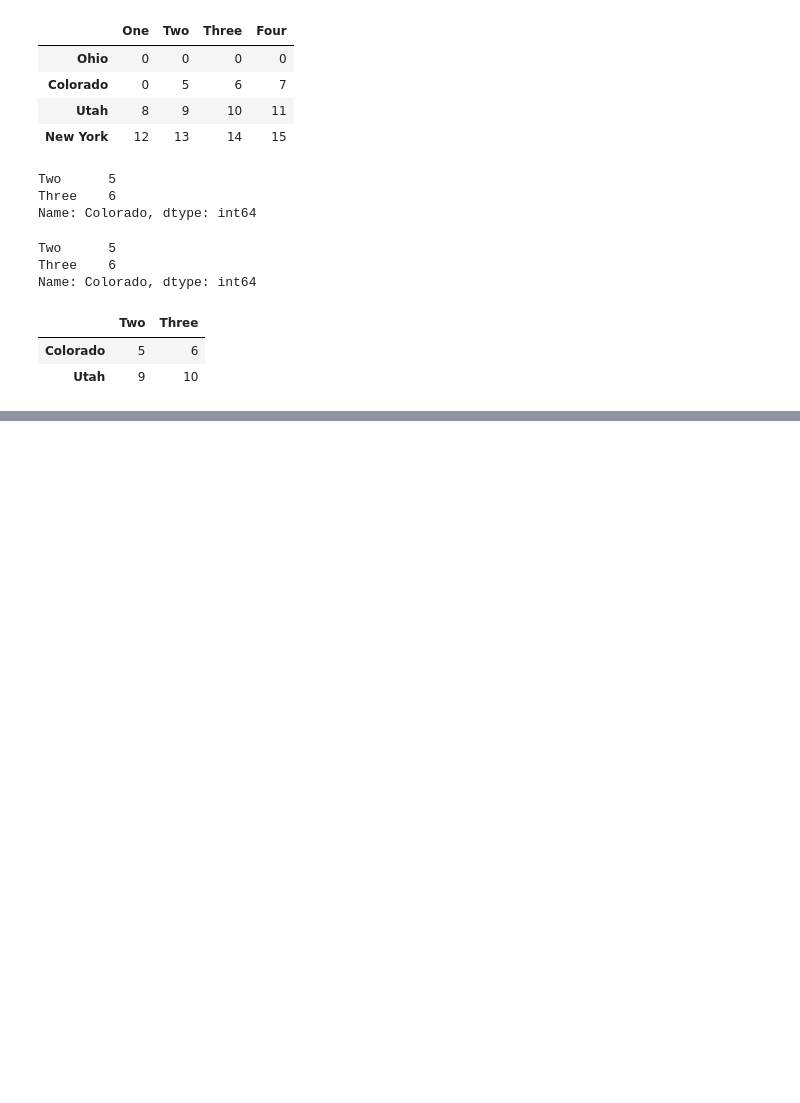
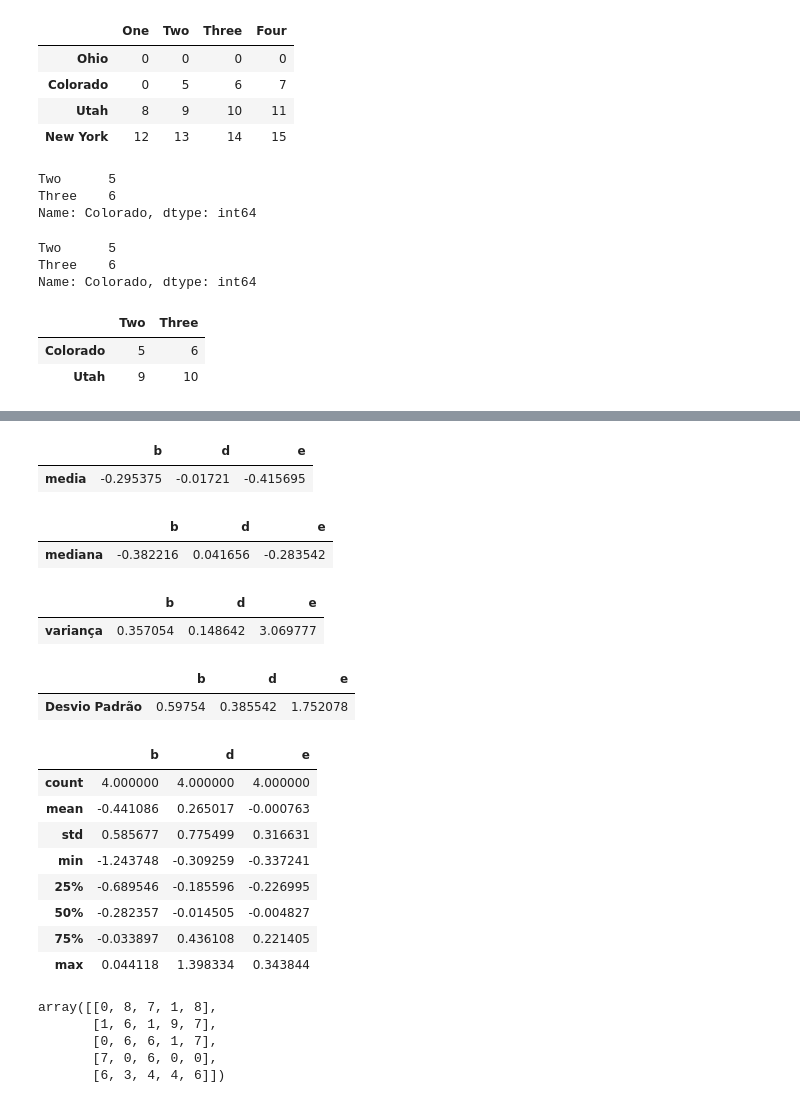
Before and after one commit to barcellfe/datascience_study, a Jupyter notebook: Aula_03_11_2020_Pandas_II.ipynb, the cells around one changed output, grey strips where cells are left out. Drawn from its saved outputs; the diff is of its cells as text; code cells hidden in the pictures; blank space fills up the shorter version.

```diff
--- a/Aula_03_11_2020_Pandas_II.ipynb
+++ b/Aula_03_11_2020_Pandas_II.ipynb
@@ -230,0 +271,5 @@ data.iloc[[1,2],[1,2]]
+# %%
+# usar este frame para o teste
+
+frame = pd.DataFrame(np.random.randn(4,3), columns = list('bde'), index = ['Utah', 'Ohio', 'Texas', 'Oregon'])
+frame
@@ -230,0 +282,63 @@ data.iloc[[1,2],[1,2]]
+# %%
+# função média
+
+def fm(x):
+  return pd.Series([st.mean(x)], index = ['media'])
+
+frame.apply(fm)
+# %% [output]
+|  | b | d | e |
+| media | -0.295375 | -0.01721 | -0.415695 |
+# %%
+# função mediana
+
+def fmed(x):
+  return pd.Series([st.median(x)], index = ['mediana'])
+
+frame.apply(fmed)
+# %% [output]
+|  | b | d | e |
+| mediana | -0.382216 | 0.041656 | -0.283542 |
+# %%
+# função variança
+
+def fvar(x):
+  return pd.Series([st.variance(x)], index = ['variança'])
+
+frame.apply(fvar)
+# %% [output]
+|  | b | d | e |
+| variança | 0.357054 | 0.148642 | 3.069777 |
+# %%
+# função Desvio Parão
+
+def fdesvp(x):
+  return pd.Series([st.stdev(x)], index = ['Desvio Padrão'])
+
+frame.apply(fdesvp)
+# %% [output]
+|  | b | d | e |
+| Desvio Padrão | 0.59754 | 0.385542 | 1.752078 |
+# %%
+# maneira mais fácil
+frame.describe()
+# %% [output]
+|  | b | d | e |
+| count | 4.000000 | 4.000000 | 4.000000 |
+| mean | -0.441086 | 0.265017 | -0.000763 |
+| std | 0.585677 | 0.775499 | 0.316631 |
+| min | -1.243748 | -0.309259 | -0.337241 |
+| 25% | -0.689546 | -0.185596 | -0.226995 |
+| 50% | -0.282357 | -0.014505 | -0.004827 |
+| 75% | -0.033897 | 0.436108 | 0.221405 |
+| max | 0.044118 | 1.398334 | 0.343844 |
+# %%
+# agroa fazendo com outros dados que possuem Moda
+frame2 = np.random.randint(0, 10, 25).reshape(5,5)
+frame2
+# %% [output]
+array([[0, 8, 7, 1, 8],
+       [1, 6, 1, 9, 7],
+       [0, 6, 6, 1, 7],
+       [7, 0, 6, 0, 0],
+       [6, 3, 4, 4, 6]])
```
Also changed, not shown: parts of 10 cells of this notebook.
